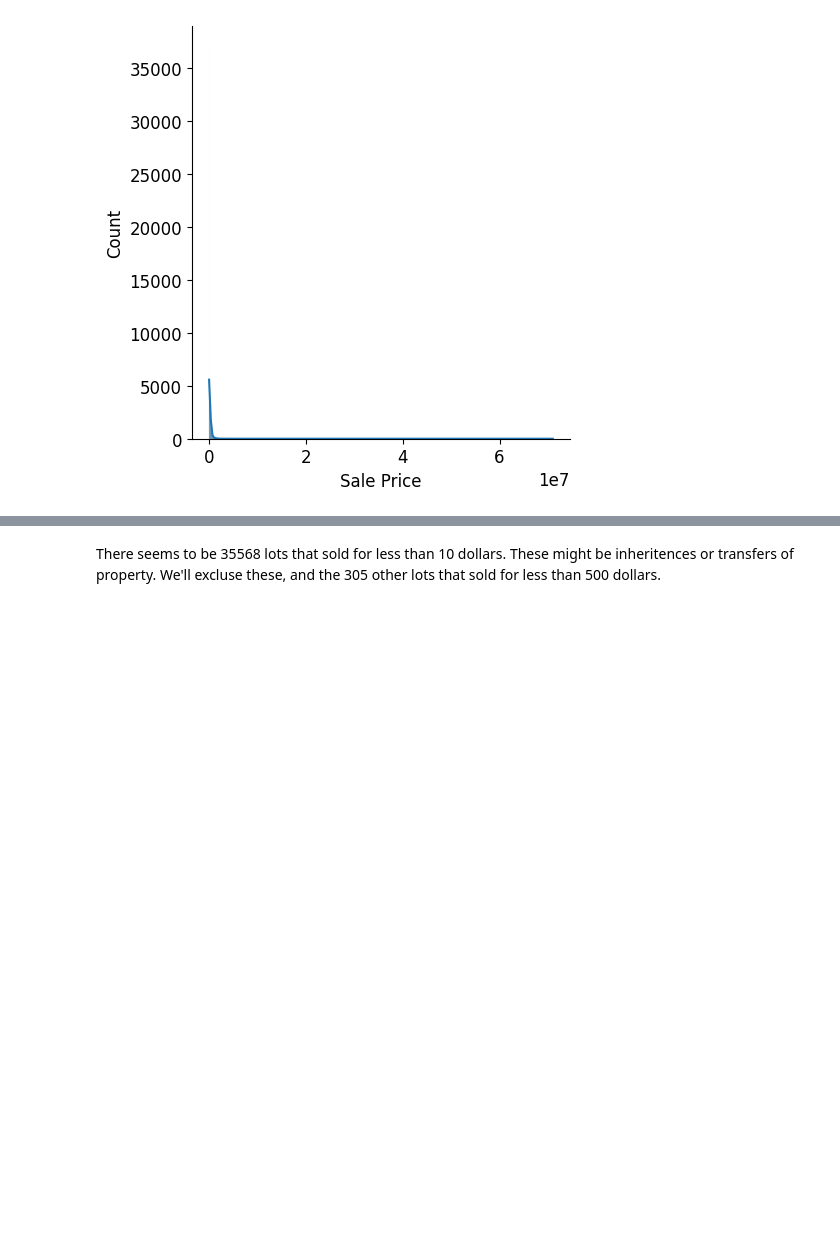
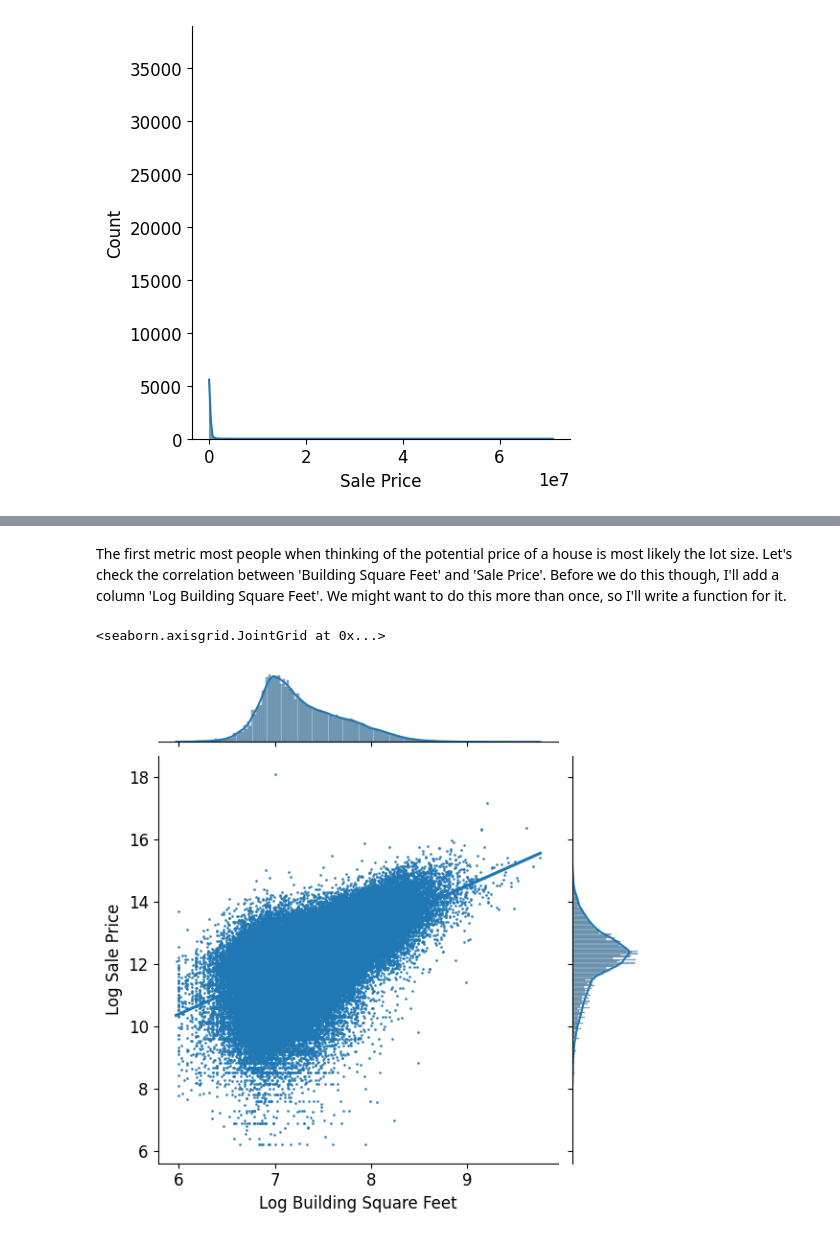
Before and after one commit to simitiangreg/spring_22, a Jupyter notebook: part1.ipynb, the cells around one changed output, grey strips where cells are left out. Saved outputs shown, nothing was run; the diff lists cells and outputs as text; code cells hidden in the pictures; blank space fills up the shorter version.

```diff
--- a/part1.ipynb
+++ b/part1.ipynb
@@ -106,2 +111,0 @@ plot_distribution(range_1_10,range_11_500,range_500_2000,label)
-# %% [markdown]
-There seems to be 35568 lots that sold for less than 10 dollars. These might be inheritences or transfers of property. We'll excluse these, and the 305 other lots that sold for less than 500 dollars.
@@ -110,0 +121,2 @@ td_upodated = outliers_removed.loc[training_data['Sale Price'] >= 500]
+# %% [markdown]
+The first metric most people when thinking of the potential price of a house is most likely the lot size. Let's check the correlation between 'Building Square Feet' and 'Sale Price'. Before we do this though, I'll add a column 'Log Building Square Feet'. We might want to do this more than once, so I'll write a function for it.
@@ -110,0 +129,5 @@ td_upodated = outliers_removed.loc[training_data['Sale Price'] >= 500]
+# %%
+sns.jointplot(training_data, x='Log Building Square Feet', y='Log Sale Price', kind='reg', scatter_kws={'s': 1})
+# %% [output]
+<seaborn.axisgrid.JointGrid at 0x...>
+[figure, added]
```
Also changed, not shown: parts of 35 cells of this notebook, 1 other file.
